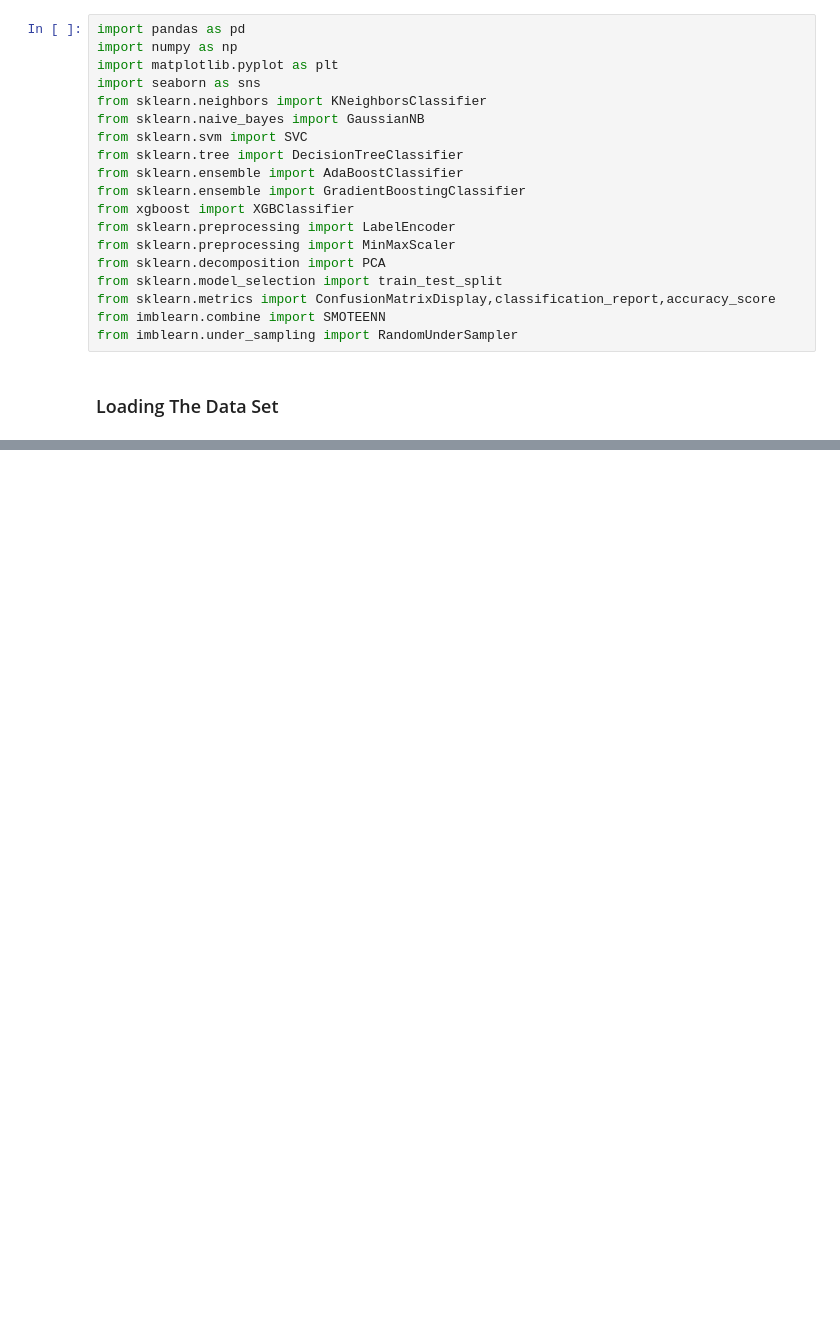
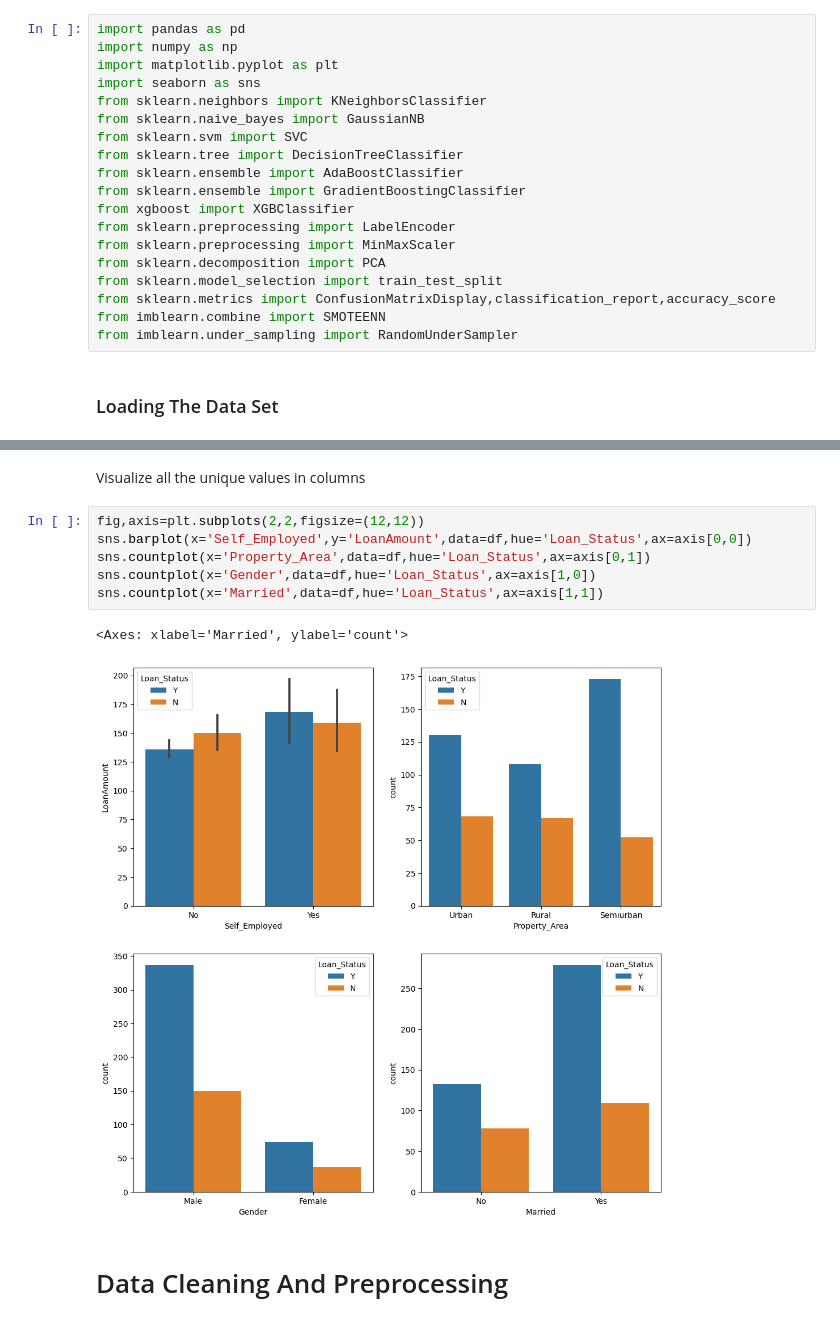
Before and after one commit to Faroui/AiProjects, a Jupyter notebook: LoanApprovalPrediction/LoanApprovalPrediction.ipynb, the cells around one changed output, grey strips where cells are left out. Cells and saved outputs as stored; diff of their text form; blank space fills up the shorter version.

```diff
--- a/LoanApprovalPrediction/LoanApprovalPrediction.ipynb
+++ b/LoanApprovalPrediction/LoanApprovalPrediction.ipynb
@@ -39,0 +227,13 @@ from imblearn.under_sampling import RandomUnderSampler
+# %% [markdown]
+Visualize all the unique values in columns
+# %%
+fig,axis=plt.subplots(2,2,figsize=(12,12))
+sns.barplot(x='Self_Employed',y='LoanAmount',data=df,hue='Loan_Status',ax=axis[0,0])
+sns.countplot(x='Property_Area',data=df,hue='Loan_Status',ax=axis[0,1])
+sns.countplot(x='Gender',data=df,hue='Loan_Status',ax=axis[1,0])
+sns.countplot(x='Married',data=df,hue='Loan_Status',ax=axis[1,1])
+# %% [output]
+<Axes: xlabel='Married', ylabel='count'>
+[figure, added]
+# %% [markdown]
+# Data Cleaning And Preprocessing
```
Also changed, not shown: parts of 105 cells of this notebook, 2 other files.
